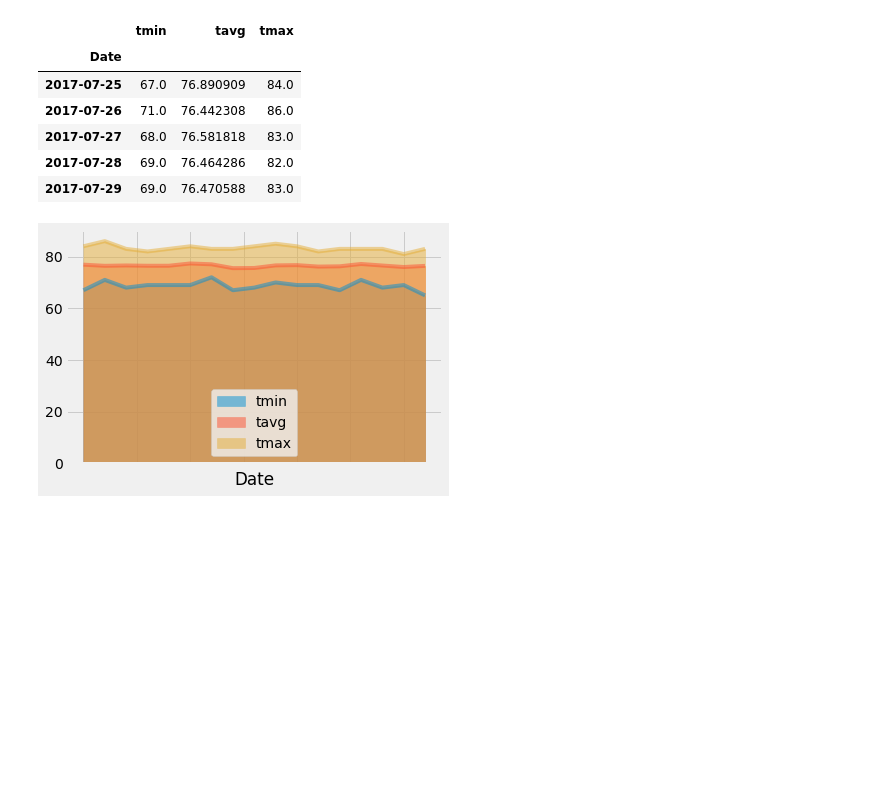
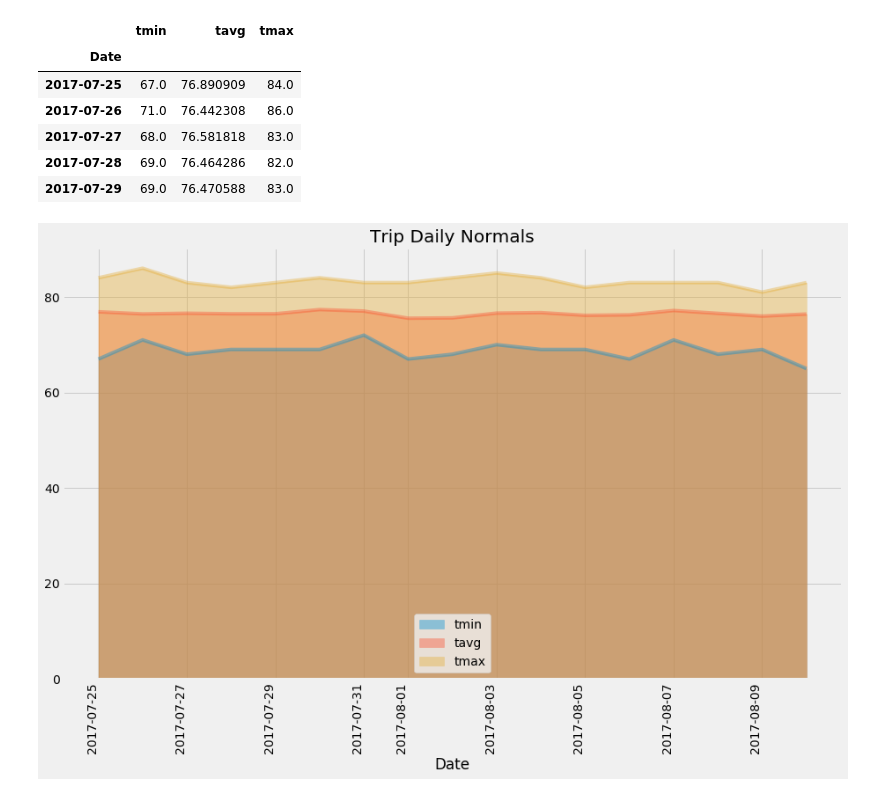
Before and after one commit to rfrescas/Unit_10_Assignment-Surfs_Up, a Jupyter notebook: climate_surfs_up.ipynb, the cells around one changed output. Saved outputs shown, nothing was run; the diff lists cells and outputs as text; code cells hidden in the pictures; blank space fills up the shorter version.

Commit message:
final copy of .ipynb file for analysis, fixed last graph for extra credit

```diff
--- a/climate_surfs_up.ipynb
+++ b/climate_surfs_up.ipynb
@@ -427,12 +427,21 @@ d_range_date
  '2017-08-10']
 # %%
 # Load the previous query results into a Pandas DataFrame and add the `trip_dates` range as the `date` index
+
+# df_my_trip_range = pd.DataFrame(trip_range, columns=['export'])
+# df_my_trip_range = df_my_trip_range.export.apply(pd.Series)
+# df_my_trip_range.columns = ["tmin", "tavg", "tmax"]
+# df_my_trip_range["Date"] = pd.Series(d_range_date, index=df_my_trip_range.index)
+# df_my_trip_range = df_my_trip_range.set_index("Date")
+# df_my_trip_range.head()
 
 df_my_trip_range = pd.DataFrame(trip_range, columns=['export'])
 df_my_trip_range = df_my_trip_range.export.apply(pd.Series)
 df_my_trip_range.columns = ["tmin", "tavg", "tmax"]
-df_my_trip_range["Date"] = pd.Series(d_range_date, index=df_my_trip_range.index)
-df_my_trip_range = df_my_trip_range.set_index("Date")
+df_my_trip_range["Date"] = d_range_date
+df_my_trip_range["Date"] = pd.to_datetime(df_my_trip_range['Date'], format='%Y-%m-%d')
+df_my_trip_range.set_index("Date",inplace=True)
+
 df_my_trip_range.head()
 # %% [output]
 |  | tmin | tavg | tmax |
@@ -442,9 +451,13 @@ df_my_trip_range.head()
 | 2017-07-27 | 68.0 | 76.581818 | 83.0 |
 | 2017-07-28 | 69.0 | 76.464286 | 82.0 |
 | 2017-07-29 | 69.0 | 76.470588 | 83.0 |
-# %%
-df_my_trip_range.plot.area(stacked = False)
-plt.legend(loc = "lower center")
-plt.show()
-# %% [output]
-[figure, removed]
+# %%
+# Plot the daily normals as an area plot with `stacked=False`
+df_my_trip_range.plot(kind='area', stacked = False, alpha=0.4, x_compat=True, title="Trip Daily Normals", figsize=(13,9))
+plt.legend(loc = "lower center")
+plt.xticks(rotation=90)
+plt.tight_layout()
+plt.tick_params(axis='both', which='minor', labelsize=10)
+plt.show()
+# %% [output]
+[figure, added]
```
